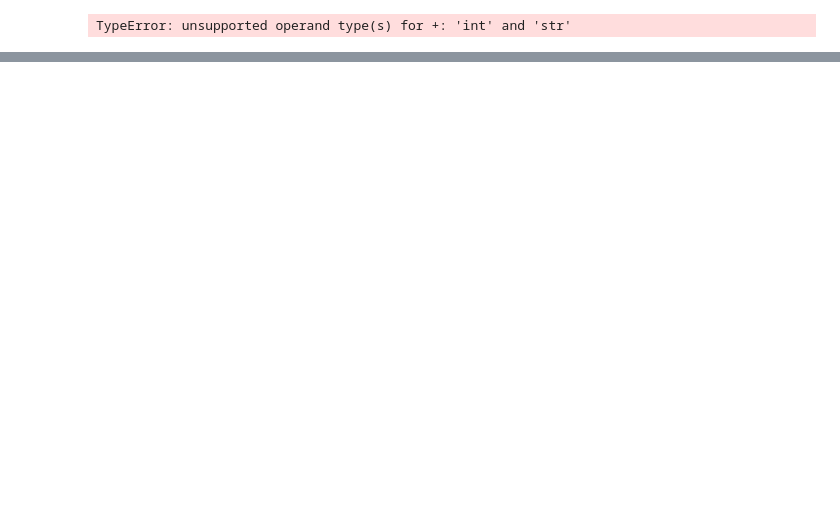
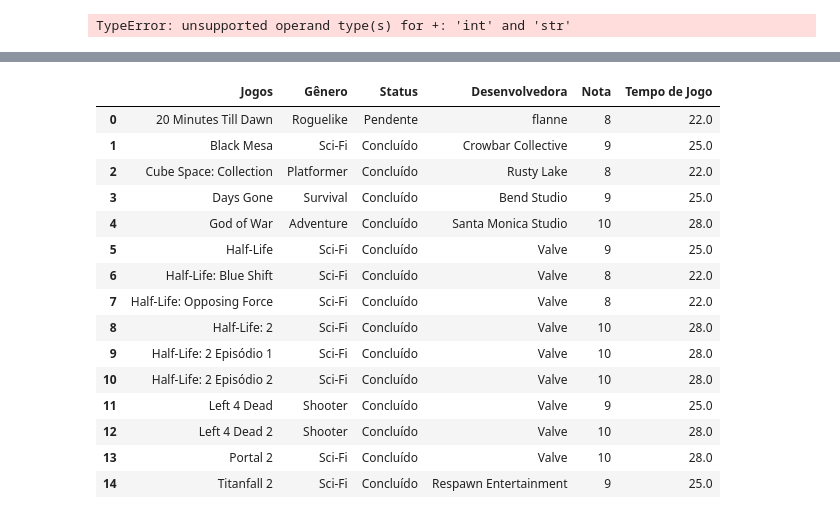
Before and after one commit to pethersonzada/learning-pandas, a Jupyter notebook: pandas.ipynb, the cells around one changed output, grey strips where cells are left out. Cells and saved outputs as stored; diff of their text form; code cells hidden in the pictures; blank space fills up the shorter version.

```diff
--- a/pandas.ipynb
+++ b/pandas.ipynb
@@ -154,9 +262,10 @@ None
 # %%
+# Acesso a Linha e Coluna específica.
 print(jogos_df.loc[1, "Jogos"]) # Localizar uma linha e uma coluna específica.
-
-jogos_df.loc[jogos_df["Nota"] == "S.N", "Nota"] = "-" # Localizando uma condição >> (Nota = S.N) << e alterando para >> (-) <<.
+jogos_df.loc[jogos_df["Tempo de Jogo "] == "-", "Tempo de Jogo "] = "" # Localizando uma condição >> (Nota = S.N) << e alterando para >> (-) <<.
 display(jogos_df)
 
+# Adição / Remoção de Colunas de um DataFrame
 outros_jogos_df = pd.read_excel("Outros Jogos.xlsx") # Variável que indica o caminho do arquivo para leitura (Tabela inexistente, apenas para fins de estudo/anotações).
 jogos_df = jogos_df.append(outros_jogos_df) # Variável que adiciona dados de outra tabela ao meu Data Frame (Tabela inexistente, apenas para fins de estudo/anotações).
 jogos_df = jogos_df.drop("Notas", axis=1) # (axis=1 remove uma COLUNA, axis=0 remove uma LINHA), e caso a informação axis não esteja presente, o pandas sempre irá excluir uma linha!
@@ -182,9 +295,16 @@ Alan Wake
 # %%
-jogos_df = jogos_df.dropna(how="all", axis=1) # Deletar LINHAS completamente varias, para deletar COLUNAS completamente vazias, usar axis=0.
+# Remoção de Linhas e Colunas Vazias.
+jogos_df = jogos_df.dropna(how="all", axis=1) # Deletar LINHAS completamente vazias.
+jogos_df = jogos_df.dropna(how="all", axis=0) # Deletar COLUNAS completamente vazias.
 jogos_df = jogos_df.dropna(axis=1) # Deletar LINHAS que possuem PELO MENOS 1 valor vazio.
 
+# Preenchimento de Valores Faltantes.
 jogos_df["Nota"] = jogos_df["Nota"].fillna(1) # Preencher todas as linhas vazias por 1.
 
+# Preenchimento com Média da Coluna (Não aplicável).
 jogos_df["Nota"] = jogos_df["Nota"].fillna([jogos_df["Nota"].mean()]) # Preencher todos os valores vazios com a média da coluna >> (Não se aplica ao caso da nota de um jogo, mas se aplicaria a casos de comissão, por exemplo) <<, e esse código daria erro, já que, na coluna nota, temos strings "-", portanto, não pode-se fazer a média com valores do tipo string.
+
+# Preenchimento com Valor Anterior.
+jogos_df = jogos_df.ffill() # É um método que preenche os valores faltantes em uma tabela com o valor anterior. Em outras palavras, se houver uma célula vazia em uma coluna, o método irá preencher essa célula com o valor da célula anterior na mesma coluna.
 # %% [output]
 TypeError: unsupported operand type(s) for +: 'int' and 'str'
@@ -190,0 +335,12 @@ TypeError: unsupported operand type(s) for +: 'int' and 'str'
+# %%
+# Contagem de Desenvolvedoras.
+desenvolvedoras = jogos_df["Desenvolvedora"].value_counts() # Conta quantas vezes cada desenvolvedora aparece na tabela.
+display(desenvolvedoras) # Exibe o resultado na tela
+
+# Substituição de Valores Vazios.
+jogos_df.loc[jogos_df["Tempo de Jogo "] == "", "Tempo de Jogo "] = "0" # Substitui valores vazios em "Tempo de Jogo" por "0".
+jogos_df.loc[jogos_df["Nota"] == "", "Nota"] = "0" # Substitui valores vazios em "Nota" por "0".
+
+# Soma de Valores de Jogo (Não aplicável).
+soma_tempo_de_jogo = jogos_df.groupby("Jogos").sum() # Tentativa de somar valores de jogo, mas não funcionou devido à falta de uma coluna comum.
+display(soma_tempo_de_jogo) # Exibe o resultado (que não é o esperado).
@@ -190,0 +369,22 @@ TypeError: unsupported operand type(s) for +: 'int' and 'str'
+# %%
+# Mesclando Dados de Diferentes Tabelas.
+soma = pd.read_excel("Tabela de Jogos v2.xlsx") # Lê uma tabela de Excel chamada "Tabela de Jogos v2.xlsx" e armazena-a em uma variável chamada soma.
+jogos_df = jogos_df.merge(soma) # Mescla a tabela de jogos original com a tabela lida anteriormente e armazena o resultado na variável jogos_df.
+display(jogos_df) # Exibe a tabela resultante da mescla no console ou em uma janela de visualização.
+# %% [output]
+|  | Jogos | Gênero | Status | Desenvolvedora | Nota | Tempo de Jogo |
+| 0 | 20 Minutes Till Dawn | Roguelike | Pendente | flanne | 8 | 22.0 |
+| 1 | Black Mesa | Sci-Fi | Concluído | Crowbar Collective | 9 | 25.0 |
+| 2 | Cube Space: Collection | Platformer | Concluído | Rusty Lake | 8 | 22.0 |
+| 3 | Days Gone | Survival | Concluído | Bend Studio | 9 | 25.0 |
+| 4 | God of War | Adventure | Concluído | Santa Monica Studio | 10 | 28.0 |
+| 5 | Half-Life | Sci-Fi | Concluído | Valve | 9 | 25.0 |
+| 6 | Half-Life: Blue Shift | Sci-Fi | Concluído | Valve | 8 | 22.0 |
+| 7 | Half-Life: Opposing Force | Sci-Fi | Concluído | Valve | 8 | 22.0 |
+| 8 | Half-Life: 2 | Sci-Fi | Concluído | Valve | 10 | 28.0 |
+| 9 | Half-Life: 2 Episódio 1 | Sci-Fi | Concluído | Valve | 10 | 28.0 |
+| 10 | Half-Life: 2 Episódio 2 | Sci-Fi | Concluído | Valve | 10 | 28.0 |
+| 11 | Left 4 Dead | Shooter | Concluído | Valve | 9 | 25.0 |
+| 12 | Left 4 Dead 2 | Shooter | Concluído | Valve | 10 | 28.0 |
+| 13 | Portal 2 | Sci-Fi | Concluído | Valve | 10 | 28.0 |
+| 14 | Titanfall 2 | Sci-Fi | Concluído | Respawn Entertainment | 9 | 25.0 |
```
Also changed, not shown: parts of 22 cells of this notebook, 1 other file.
